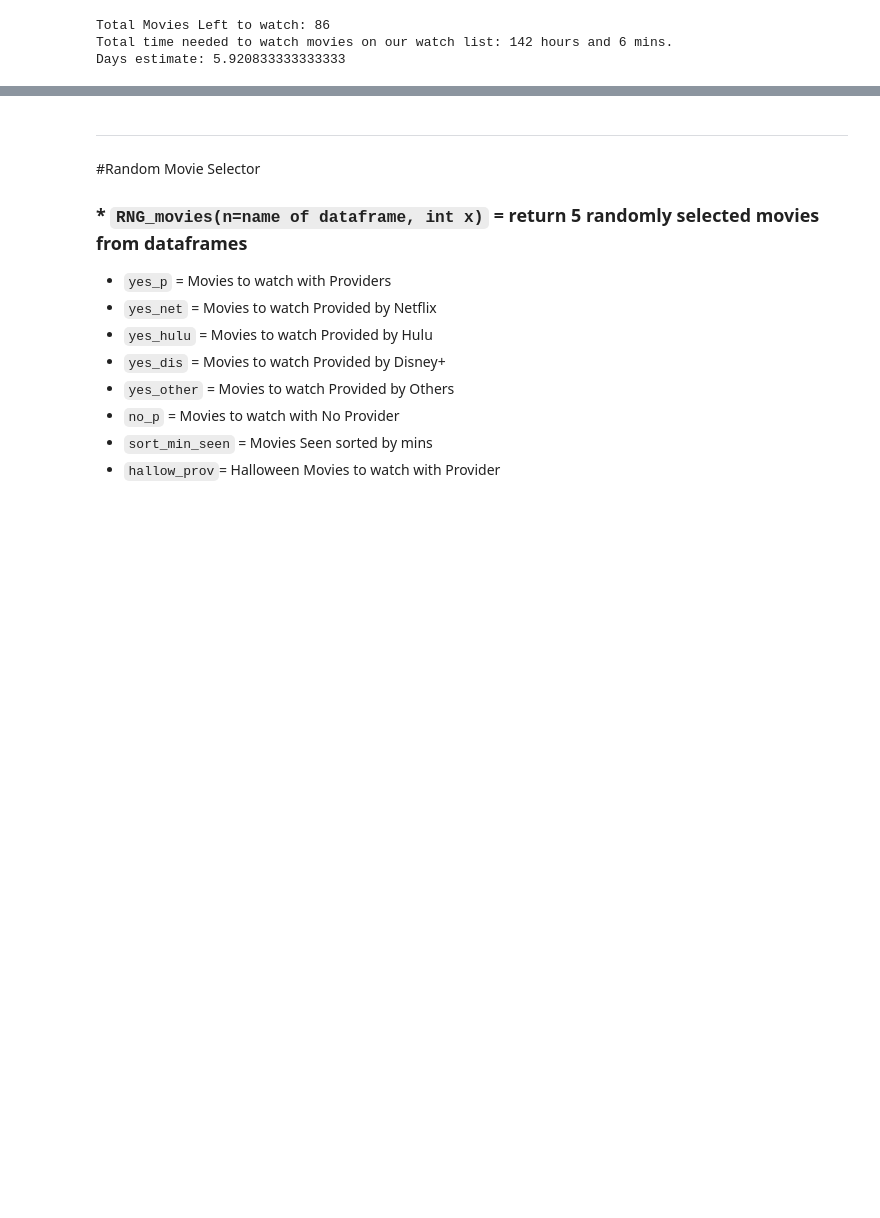
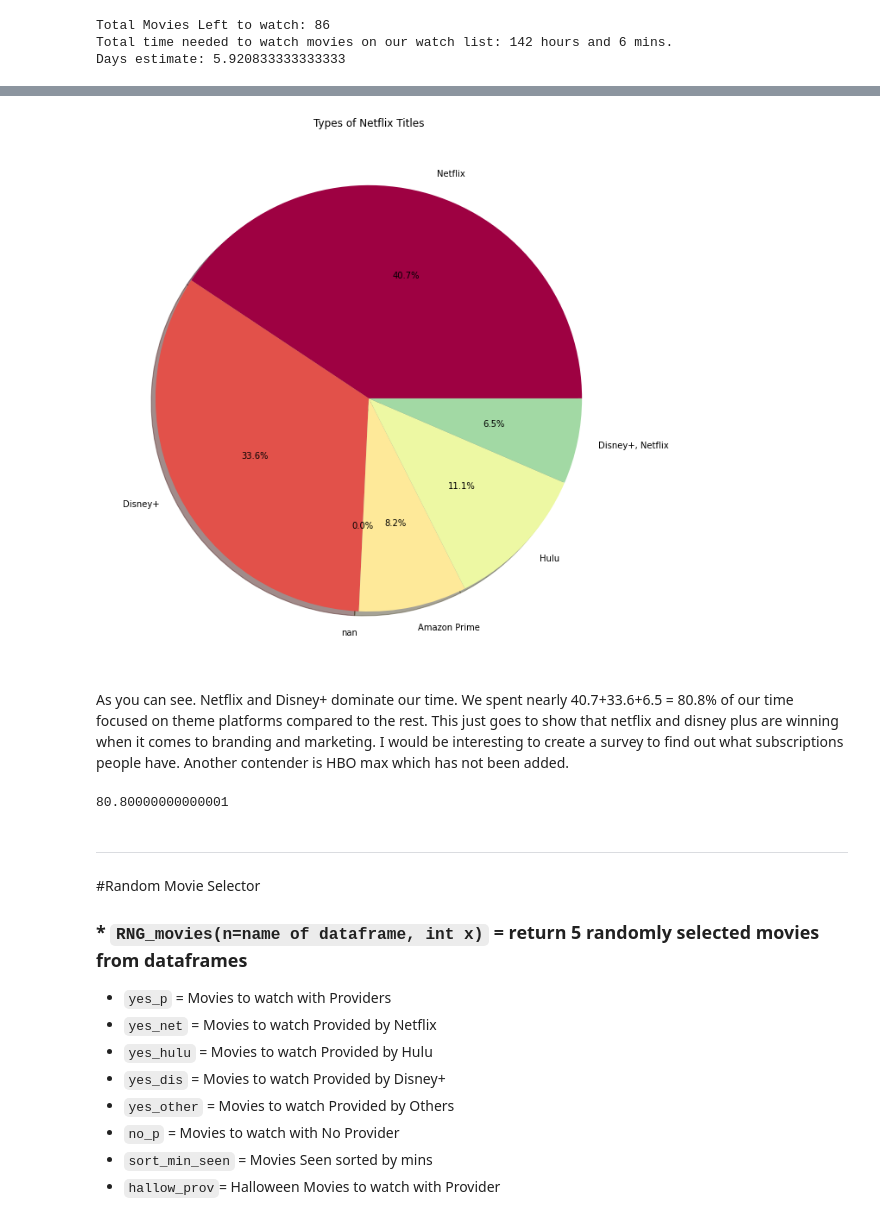
Before and after one commit to CatTastic23/DataAnalyticsPortfolio, a Jupyter notebook: Fam_movies.ipynb, the cells around one changed output, grey strips where cells are left out. Saved outputs shown, nothing was run; the diff lists cells and outputs as text; code cells hidden in the pictures; blank space fills up the shorter version.

```diff
--- a/Fam_movies.ipynb
+++ b/Fam_movies.ipynb
@@ -618,3 +673,21 @@ Days estimate: 5.920833333333333
+# %%
+#Another chart that is good with categorical data are pir charts. Below you can see the percentages.
+plt.figure(1, figsize=(25,25))
+the_grid = GridSpec(2, 2)
+cmap = plt.get_cmap('Spectral')
+colors = [cmap(i) for i in np.linspace(0, 1, 8)]
+plt.subplot(the_grid[0, 1], aspect=1, title='Types of Netflix Titles')
+type_show_ids = plt.pie(sd['Minutes'], labels=sd['Provider'], autopct='%1.1f%%', shadow=True, colors=colors)
+
+plt.show()
+# %% [output]
+[figure, added]
+# %% [markdown]
+As you can see. Netflix and Disney+ dominate our time. We spent nearly 40.7+33.6+6.5 = 80.8% of our time focused on theme platforms compared to the rest. This just goes to show that netflix and disney plus are winning when it comes to branding and marketing. I would be interesting to create a survey to find out what subscriptions people have. Another contender is HBO max which has not been added.
+# %%
+40.7+33.6+6.5
+# %% [output]
+80.80000000000001
 # %% [markdown]
 ---
 #Random Movie Selector
```
Also changed, not shown: parts of 15 cells of this notebook.
